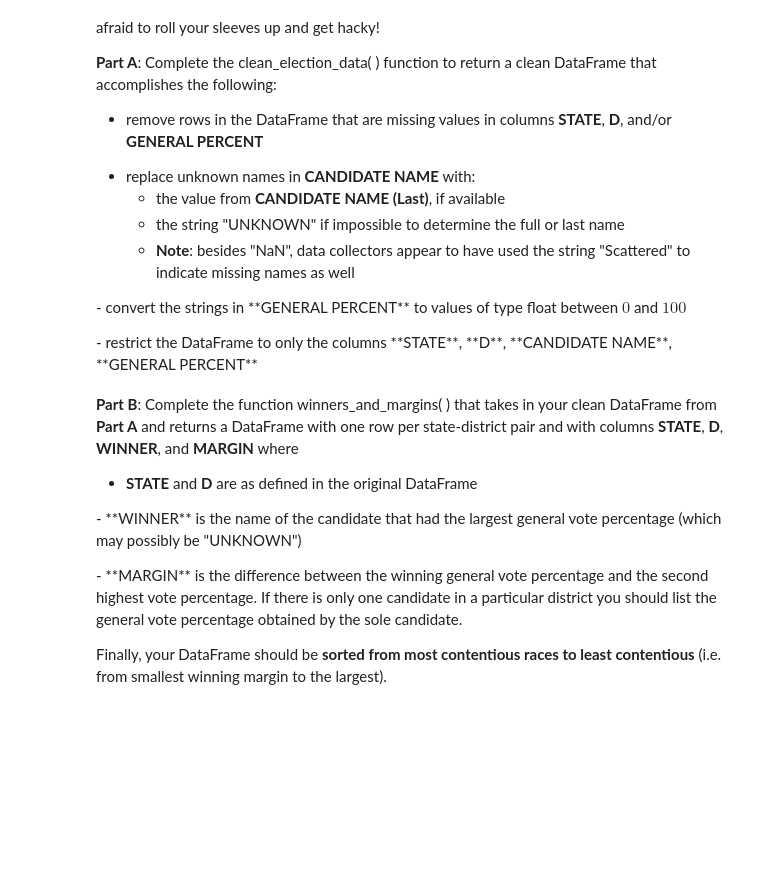
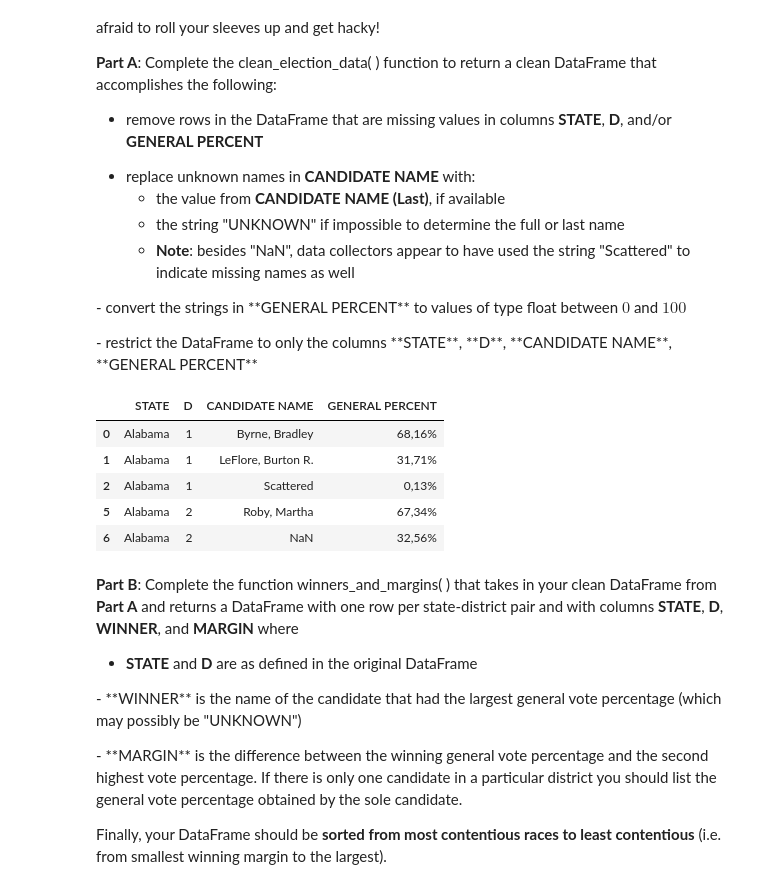
Before and after one commit to scuthbert/DataScience, a Jupyter notebook: hmwk/hmwk01/hmwk01.ipynb, the cells around one changed output. Saved outputs shown, nothing was run; the diff lists cells and outputs as text; code cells hidden in the pictures; blank space fills up the shorter version.

```diff
--- a/hmwk/hmwk01/hmwk01.ipynb
+++ b/hmwk/hmwk01/hmwk01.ipynb
@@ -252,3 +250,30 @@ def clean_election_data():
+# %%
+def clean_election_data():
+    '''
+    Function to clean election data
+    '''
+    import math
+
+    # read in dirty data
+    df = pd.read_csv("2014_election_results.csv")
+    dfClean = df.dropna(subset=["STATE", "D", "GENERAL PERCENT"]).copy()
+    for index, row in dfClean.iterrows():
+        if(row["CANDIDATE NAME"] and row["CANDIDATE NAME"] != "Scattered"):
+            #if(row["CANDIDATE NAME (Last)"] == "NaN" or row["CANDIDATE NAME (Last)"] == "Scattered"):
+            row["CANDIDATE NAME (Last)" == "UNKNOWN"]
+            #else:
+                #row["CANDIDATE NAME"] = row["CANDIDATE NAME (Last)"]
+    dfClean = dfClean[["STATE", "D", "CANDIDATE NAME", "GENERAL PERCENT"]]
+    return dfClean
+
+clean_election_data().head()
+# %% [output]
+|  | STATE | D | CANDIDATE NAME | GENERAL PERCENT |
+| 0 | Alabama | 1 | Byrne, Bradley | 68,16% |
+| 1 | Alabama | 1 | LeFlore, Burton R. | 31,71% |
+| 2 | Alabama | 1 | Scattered | 0,13% |
+| 5 | Alabama | 2 | Roby, Martha | 67,34% |
+| 6 | Alabama | 2 | NaN | 32,56% |
 # %% [markdown]
 **Part B**: Complete the function winners_and_margins( ) that takes in your clean DataFrame from **Part A** and returns a DataFrame with one row per state-district pair and with columns **STATE**, **D**, **WINNER**, and **MARGIN** where
 
```
Also changed, not shown: parts of 3 cells of this notebook.
